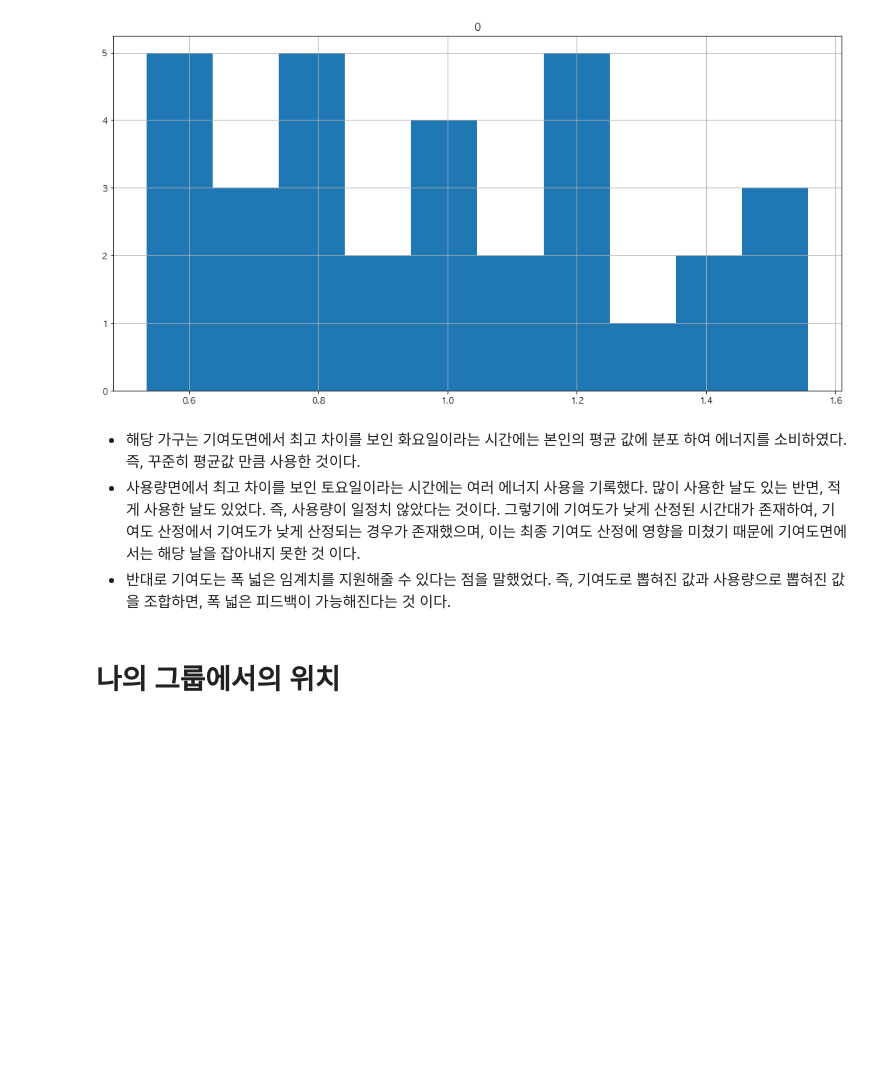
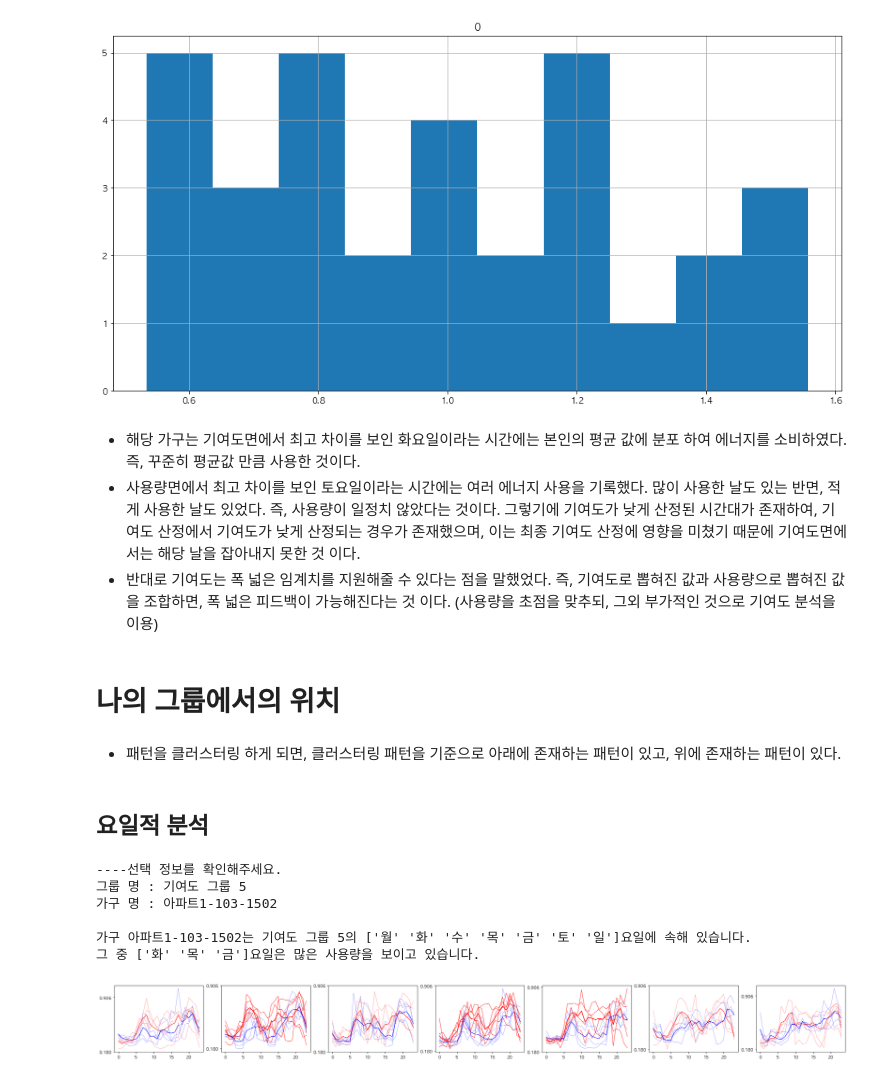
Before and after one commit to formegusto/distribution-by-contribution, a Jupyter notebook: Time Division KMeans pt.3 feedback idea.ipynb, the cells around one changed output. Drawn from its saved outputs; the diff is of its cells as text; code cells hidden in the pictures; blank space fills up the shorter version.

```diff
--- a/Time Division KMeans pt.3 feedback idea.ipynb
+++ b/Time Division KMeans pt.3 feedback idea.ipynb
@@ -601,6 +590,59 @@ plt.show()
 # %% [markdown]
 - 해당 가구는 기여도면에서 최고 차이를 보인 화요일이라는 시간에는 본인의 평균 값에 분포 하여 에너지를 소비하였다. 즉, 꾸준히 평균값 만큼 사용한 것이다.
 - 사용량면에서 최고 차이를 보인 토요일이라는 시간에는 여러 에너지 사용을 기록했다. 많이 사용한 날도 있는 반면, 적게 사용한 날도 있었다. 즉, 사용량이 일정치 않았다는 것이다. 그렇기에 기여도가 낮게 산정된 시간대가 존재하여, 기여도 산정에서 기여도가 낮게 산정되는 경우가 존재했으며, 이는 최종 기여도 산정에 영향을 미쳤기 때문에 기여도면에서는 해당 날을 잡아내지 못한 것 이다.
-- 반대로 기여도는 폭 넓은 임계치를 지원해줄 수 있다는 점을 말했었다. 즉, 기여도로 뽑혀진 값과 사용량으로 뽑혀진 값을 조합하면, 폭 넓은 피드백이 가능해진다는 것 이다.
+- 반대로 기여도는 폭 넓은 임계치를 지원해줄 수 있다는 점을 말했었다. 즉, 기여도로 뽑혀진 값과 사용량으로 뽑혀진 값을 조합하면, 폭 넓은 피드백이 가능해진다는 것 이다. (사용량을 초점을 맞추되, 그외 부가적인 것으로 기여도 분석을 이용)
 # %% [markdown]
 # 나의 그룹에서의 위치
+# %% [markdown]
+- 패턴을 클러스터링 하게 되면, 클러스터링 패턴을 기준으로 아래에 존재하는 패턴이 있고, 위에 존재하는 패턴이 있다.
+# %%
+def sel_pos(value):
+    if value >= 1:
+        return "high"
+    elif value == 0:
+        return "eq"
+    else:
+        return "low"
+# %% [markdown]
+## 요일적 분석
+# %%
+sg, sh = consoling()
+
+# 요일별
+err_day_cont = (day_cont[sh] - cc_day_cont[sg]).map(lambda x: sel_pos(x))
+err_day_usage = day_usage[sh] - cc_day_usage[sg]
+
+composite_day = err_day_cont[(err_day_cont == "eq") | (err_day_cont == "high")].keys().values
+
+print("가구 {}는 {}의 {}요일에 속해 있습니다.".
+     format(sh,sg,err_day_cont[(err_day_cont == "eq") | (err_day_cont == "high")].keys().values))
+if len(err_day_cont[err_day_cont == "high"].keys().values) != 0:
+    print("그 중 {}요일은 많은 사용량을 보이고 있습니다.".
+         format(err_day_cont[err_day_cont == "high"].keys().values))
+
+fig, ax = plt.subplots(1,len(DAY_ARR), figsize=(32, 3))
+
+for weekday,day in enumerate(DAY_ARR):
+    day_idx = df.index.weekday == weekday
+
+    _c_pattern = cc_pattern[day_idx][sg].values.reshape(-1, 24)
+    _h_pattern = df[day_idx][sh].values.reshape(-1, 24)
+
+    is_composite = DAY_ARR[weekday] in composite_day
+    is_high = err_day_cont[DAY_ARR[weekday]] == "high"
+    for pat_idx, h_pat in enumerate(_h_pattern):
+        c_pat = _c_pattern[pat_idx]
+        ax[weekday].plot(h_pat, color='r' if is_composite else 'g', linewidth=0.75 if is_high else 0.3)
+        ax[weekday].plot(c_pat, color='b', linewidth=0.3)
+
+    ax[weekday].plot(_h_pattern.mean(axis=0), color='r' if is_composite else 'g', linewidth=1.5 if is_high else 1)
+    ax[weekday].plot(_c_pattern.mean(axis=0), color='b', linewidth=1)
+    ax[weekday].set_yticks([df[sh].min(), df[sh].max()])
+# %% [output]
+----선택 정보를 확인해주세요.
+그룹 명 : 기여도 그룹 5
+가구 명 : 아파트1-103-1502
+
+가구 아파트1-103-1502는 기여도 그룹 5의 ['월' '화' '수' '목' '금' '토' '일']요일에 속해 있습니다.
+그 중 ['화' '목' '금']요일은 많은 사용량을 보이고 있습니다.
+[figure, added]
```
Also changed, not shown: parts of 7 cells of this notebook.
